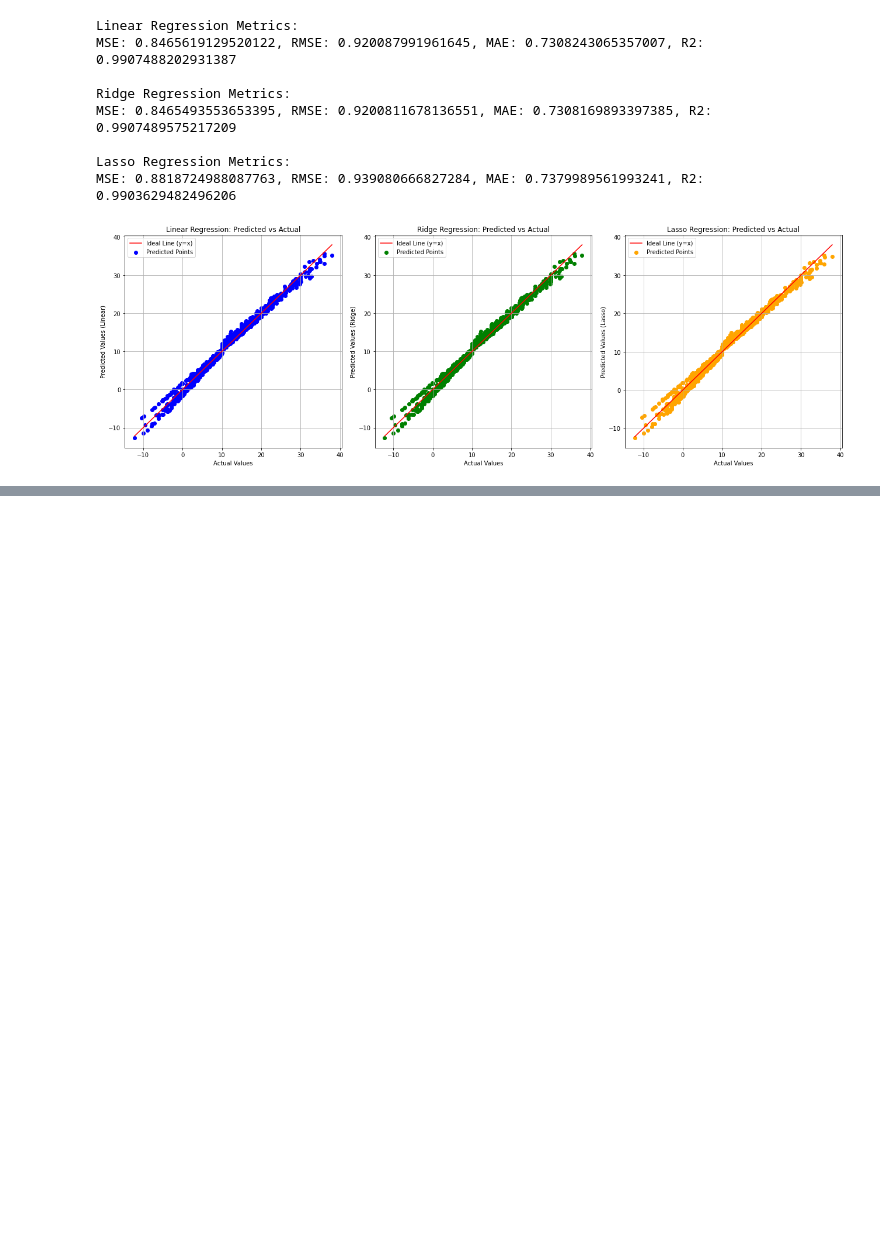
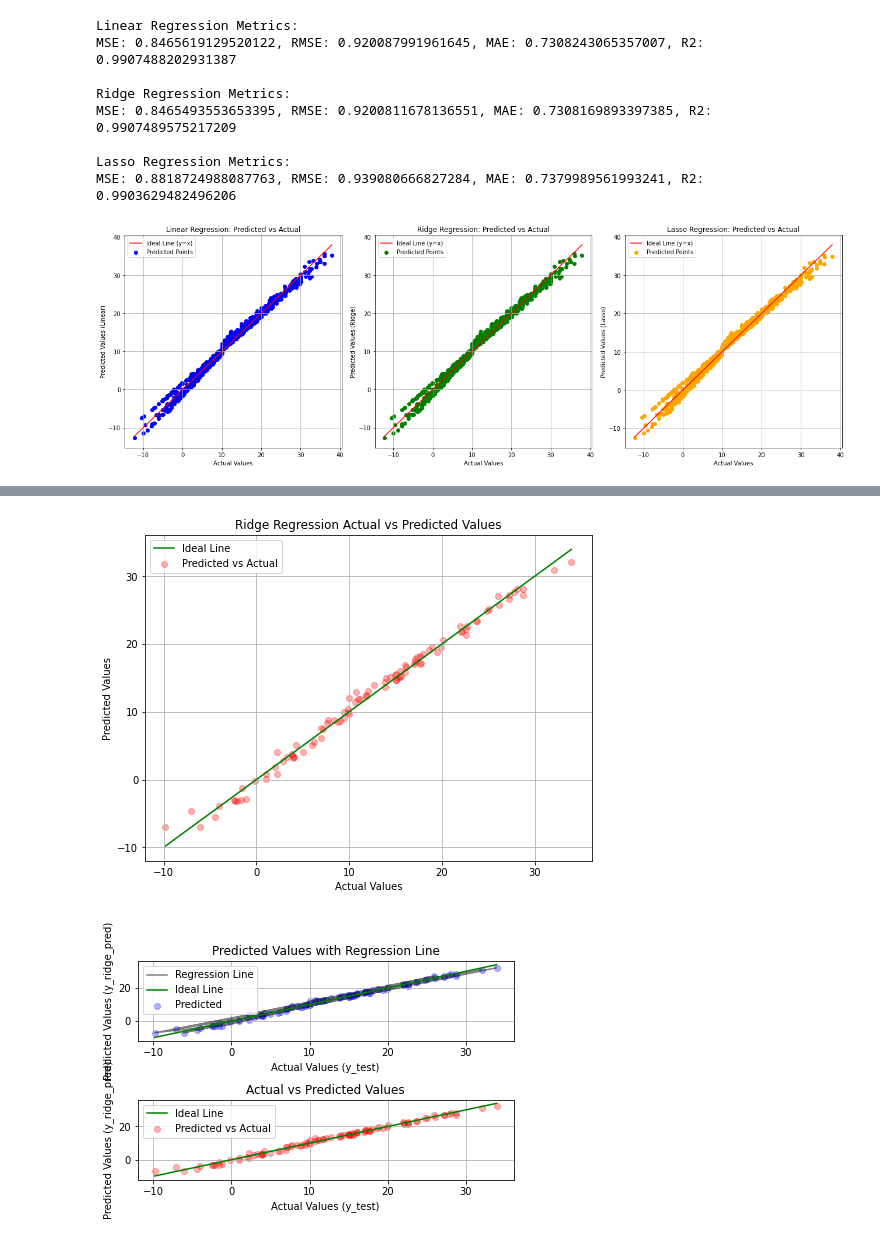
Before and after one commit to CoderDebojit/Debojit-Dhali, a Jupyter notebook: Python/JupyterNoteBook/JU - Assignment 2.ipynb, the cells around one changed output, grey strips where cells are left out. Cells and saved outputs as stored; diff of their text form; code cells hidden in the pictures; blank space fills up the shorter version.

```diff
--- a/Python/JupyterNoteBook/JU - Assignment 2.ipynb
+++ b/Python/JupyterNoteBook/JU - Assignment 2.ipynb
@@ -484,0 +677,38 @@ plt.show()
+# %%
+# Plot the graph
+plt.figure(figsize=(8, 6))
+plt.scatter(y_test, y_ridge_pred, color='red', alpha=0.3, label='Predicted vs Actual')
+plt.plot([min(y_test), max(y_test)], [min(y_test), max(y_test)], color='green', label='Ideal Line')
+plt.xlabel("Actual Values")
+plt.ylabel("Predicted Values")
+plt.title("Ridge Regression Actual vs Predicted Values")
+plt.legend()
+plt.grid(True)
+plt.show()
+
+# Subplot 1: Predicted values and regression line
+plt.subplot(2, 1, 1)
+plt.scatter(y_test, y_ridge_pred, color='blue', alpha=0.3, label='Predicted')
+plt.plot(y_test, y_ridge_pred, color='black', alpha=0.5, label='Regression Line')
+plt.plot([min(y_test), max(y_test)], [min(y_test), max(y_test)], color='green', label='Ideal Line')
+plt.xlabel("Actual Values (y_test)")
+plt.ylabel("Predicted Values (y_ridge_pred)")
+plt.title("Predicted Values with Regression Line")
+plt.legend()
+plt.grid(True)
+
+# Subplot 2: Actual vs Predicted (Ideal Line)
+plt.subplot(2, 1, 2)
+plt.scatter(y_test, y_ridge_pred, color='red', alpha=0.3, label='Predicted vs Actual')
+plt.plot([min(y_test), max(y_test)], [min(y_test), max(y_test)], color='green', label='Ideal Line')
+plt.xlabel("Actual Values (y_test)")
+plt.ylabel("Predicted Values (y_ridge_pred)")
+plt.title("Actual vs Predicted Values")
+plt.legend()
+plt.grid(True)
+
+plt.tight_layout()
+plt.show()
+# %% [output]
+[figure, added]
+[figure, added]
```
Also changed, not shown: parts of 14 cells of this notebook.
